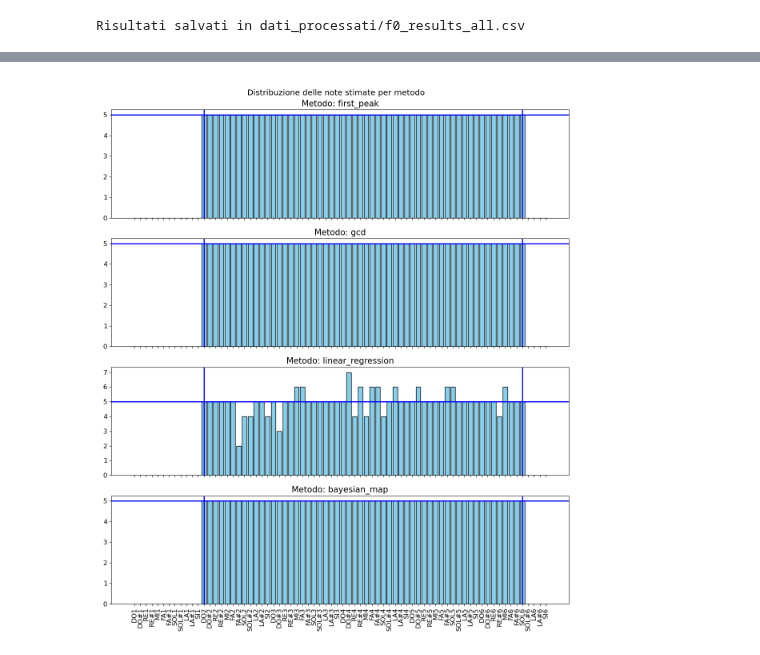
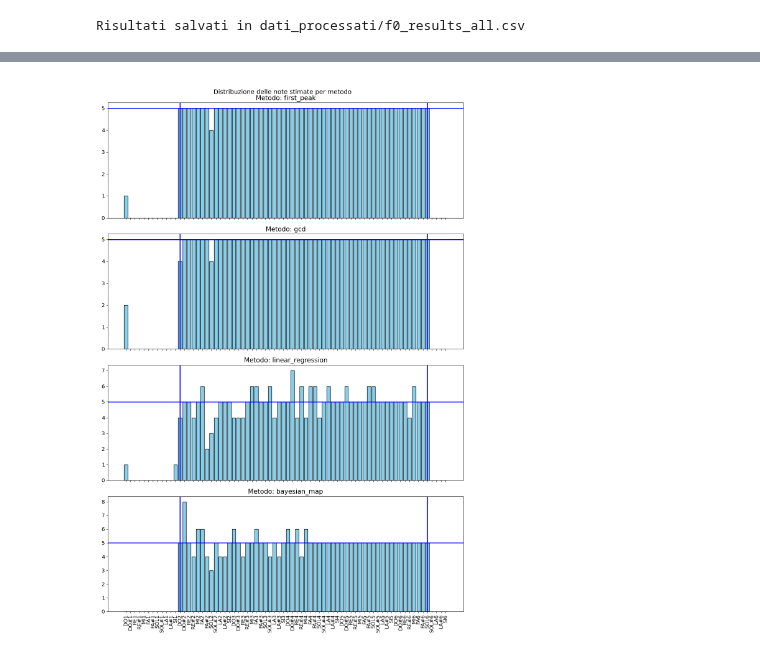
Before and after one commit to Lvetto/lmd_organo, a Jupyter notebook: calcolo_f0_batch.ipynb, the cells around one changed output, grey strips where cells are left out. Cells and saved outputs as stored; diff of their text form; code cells hidden in the pictures.

```diff
--- a/calcolo_f0_batch.ipynb
+++ b/calcolo_f0_batch.ipynb
@@ -85,13 +85,18 @@ def get_f0_linear_regression(peak_freqs, peak_mags):
 # %%
 def get_limiti_prior(observed_freqs):
 
-    f_min = np.min(observed_freqs) * 0.2
-    f_max = np.min(observed_freqs) * 3
+    #f_min = np.min(observed_freqs) * 0.5
+    #f_max = np.min(observed_freqs) * 1.5
+    f_min = 66
+    f_max = 1568
+
+    q_min = 0.1
+    q_max = 1
 
     log_sigma_min = np.log(0.1)
     log_sigma_max = np.log(100)
 
     log_uniform = -np.log(f_max - f_min)
 
-    return f_min, f_max, log_sigma_min, log_sigma_max, log_uniform
+    return f_min, f_max, log_sigma_min, log_sigma_max, log_uniform, q_min, q_max
 # %%
@@ -135,15 +107,12 @@ def compute_simple_harmonic_prior(ns, alpha):
 # %%
 def get_f0_bayesian_map(peak_freqs, peak_mags):
 
-    f_min, f_max, log_sigma_min, log_sigma_max, log_uniform = get_limiti_prior(peak_freqs)
+    f_min, f_max, log_sigma_min, log_sigma_max, log_uniform, q_min, q_max = get_limiti_prior(peak_freqs)
 
-    # Parametri delle armoniche
-    ns = np.arange(1, 21)   # Consideriamo le prime 20 armoniche
-    #P_n_log = compute_P_n_log_magnitude_aware(peak_freqs, peak_mags, np.arange(1,21))
-    P_n_log = compute_simple_harmonic_prior(ns, alpha=0.72)
+    ns = len(peak_freqs)  # Consideriamo tante armoniche quanti sono i picchi
+    P_n_log = compute_uniform_prior(ns)  # Sostituisci con il prior uniforme
     U_log = log_uniform # Probabilità uniforme del rumore
-    q_min = 0
-    q_max = 1
+    ns_indices = np.arange(1, ns + 1)
 
     def log_prob(theta):
 
@@ -157,7 +126,7 @@ def get_f0_bayesian_map(peak_freqs, peak_mags):
 
         for fk in peak_freqs:
 
-            log_gaussians = -0.5 * ((fk - ns * f0) / sigma)**2 - log_sigma - 0.5 * np.log(2 * np.pi)
+            log_gaussians = -0.5 * ((fk - ns_indices * f0) / sigma)**2 - log_sigma - 0.5 * np.log(2 * np.pi)
 
             log_p_harmonics = logsumexp(log_gaussians + P_n_log)
 
@@ -379,26 +348,26 @@ for method in types:
             binned_results[method].append(None)
 # %%
 ordered_notes = list(note_freqs.keys())
-fig, axs = plt.subplots(len(types), 1, figsize=(12, 14), sharex=True)
+fig, axs = plt.subplots(len(types), 1, figsize=(12, 18), sharex=True)
 
 fig.suptitle("Distribuzione delle note stimate per metodo")
 
 for i, method in enumerate(types):
     counts = [binned_results[method].count(note) for note in ordered_notes]
     axs[i].bar(np.arange(len(ordered_notes)), counts, width=0.8, color='skyblue', edgecolor='black')
     axs[i].set_title(f"Metodo: {method}")
     axs[i].set_xticks(np.arange(len(ordered_notes)))
     axs[i].set_xticklabels(ordered_notes, rotation=90)
     axs[i].axhline(5, color='blue', linewidth=2)
     if "DO2" in ordered_notes:
         axs[i].axvline(ordered_notes.index("DO2"), color='blue', linewidth=2)
     if "SOL6" in ordered_notes:
         axs[i].axvline(ordered_notes.index("SOL6"), color='blue', linewidth=2)
 
 
 plt.tight_layout()
 plt.show()
 
 plt.savefig(os.path.join(base_dir, "note_distribution_by_method.png"))
 # %% [output]
-[figure, old version]
+[figure, new version]
```
Also changed, not shown: parts of 4 cells of this notebook, 51 other files.
